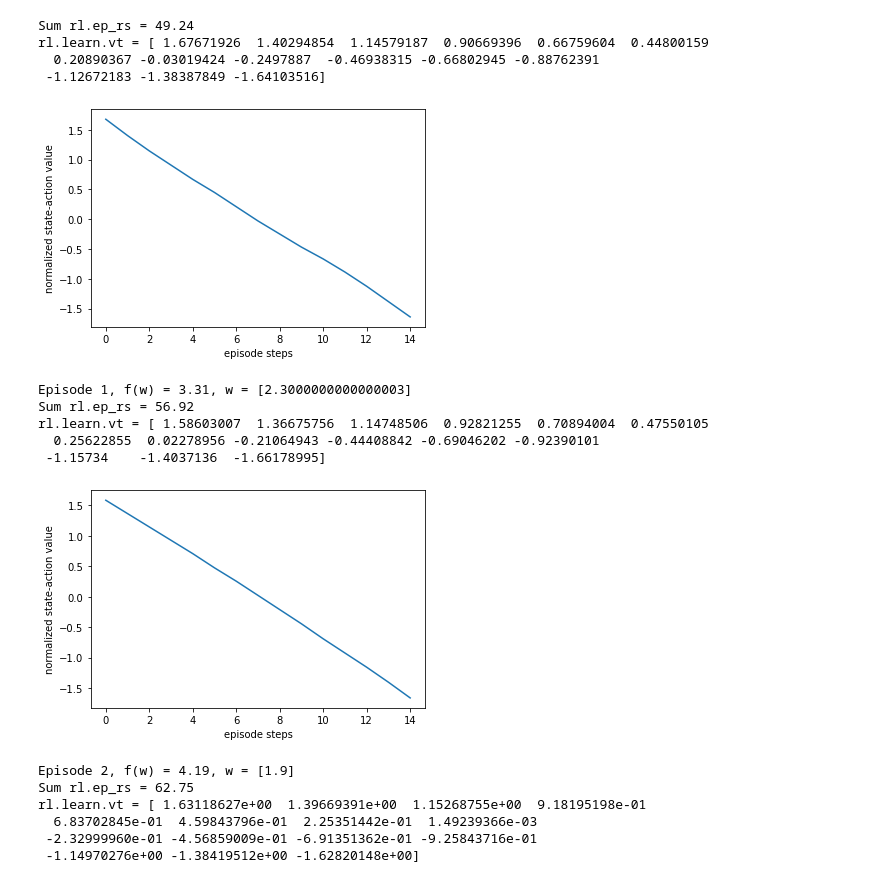
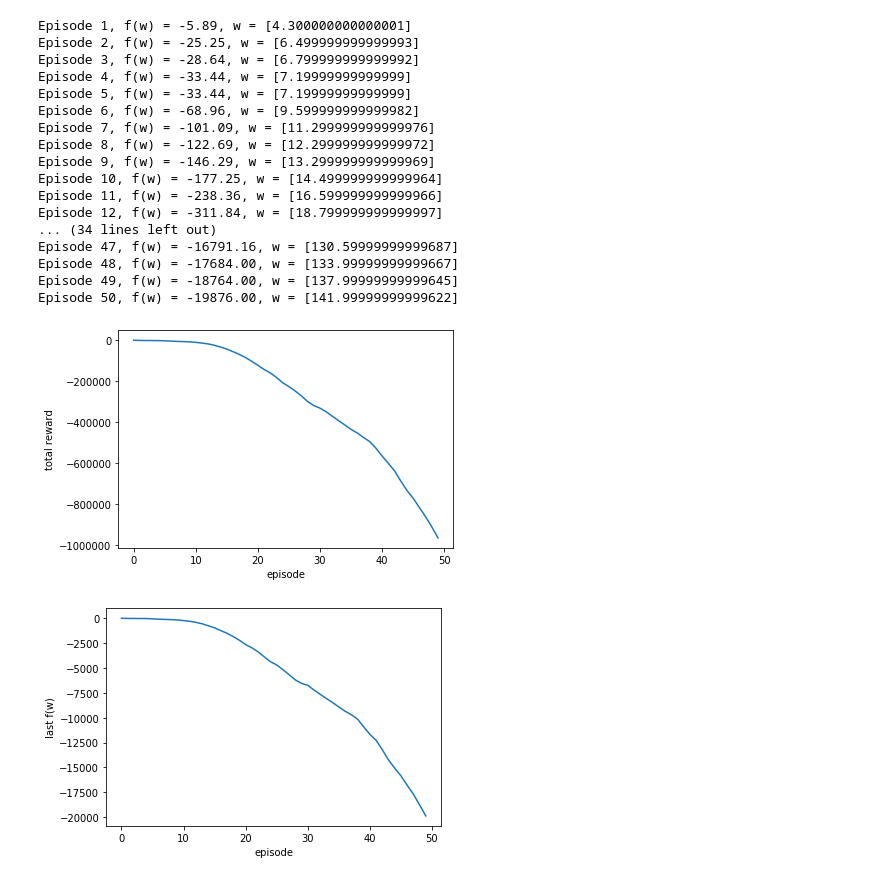
Before and after one commit to sjonany/c-elegans-connectome-opt, a Jupyter notebook: analysis/rl_optimize_playground.py.ipynb, the cells around one changed output. Cells and saved outputs as stored; diff of their text form; code cells hidden in the pictures.

Commit message:
Added gradient information to follow ke li 2017 closely but... still decreasing reward. hrm.

```diff
--- a/analysis/rl_optimize_playground.py.ipynb
+++ b/analysis/rl_optimize_playground.py.ipynb
@@ -15,13 +15,13 @@ ACTION_DELTA = 0.1
 # How many timesteps to look back for state. Ke li 2017 used 25.
 NUM_TIMESTEPS_FOR_STATE = 2
 # The number of episodes / full game. Each episode starts from the initial state w0.
-NUM_EPISODES = 20
+NUM_EPISODES = 50
 # Number of steps per episode
-EPISODE_LEN = 15
+EPISODE_LEN = 50
 # If True, then print verbose learning information
-IS_DEBUG = True
+IS_DEBUG = False
 
-def optimize_with_rl(f, w0):
+def optimize_with_rl(f, g, w0):
   """
   Params
     f - The objective function to be maximized. f(w) should return a scalar.
@@ -34,13 +34,18 @@ def optimize_with_rl(f, w0):
 
   # Number of dimensions in each state x_t.
   # State space is as described by Ke li 2017:
-  #    Changes in the objective value at the current location relative to the objective value
+  # - Changes in the objective value at the current location relative to the objective value
   #    at the ith most recent location for all i
+  # - Gradient of the objective function evaluated at the ith most recent location for all i
   # We do NOT include the current weights as state like Ke li 2017:
   # "The current location is only used to compute the cost; because the policy
   # "should not depend on the absolute coordinates of the current location,
   # "we exclude it from the input that is fed into the neural net"
-  state_dim = NUM_TIMESTEPS_FOR_STATE
+  # The format is: delta_f * NUM_TIMESTEPS_FOR_STATE, then grad_f * NUM_TIMESTEPS_FOR_STATE
+  #   Most recent chunk is at the front of the array
+  state_dim = \
+    NUM_TIMESTEPS_FOR_STATE + \
+    opt_param_dim * NUM_TIMESTEPS_FOR_STATE
 
   # Each policies[i] is an RL model for tweaking the 1 parameter dimension w[i]
   policies = []
@@ -56,15 +61,20 @@ def optimize_with_rl(f, w0):
 
   # TODO: Use scipy to get x0. Right now everything is just set to w0, f(w0)
   f_w0 = f(w0)
+  g_w0 = g(w0)
 
   # wt and f_histories are not explicitly encoded as states, but are necessary to be updated
   # because they are used for next state calculations.
   wt = w0
   # Stores the most recent f(w(t)) histories. First element is the most recent.
   # So, we go [f(wt), f(wt-1),...]
-  f_histories = np.array([f_w0] * NUM_TIMESTEPS_FOR_STATE)
+  f_histories = list([f_w0] * NUM_TIMESTEPS_FOR_STATE)
+  # Stores the most recent gradient = f'(w(t)) histories. First element is the most recent.
+  # So, we go g(wt), g(wt-1),...]
+  # Each g(wt) is a vector, one for each parameter.
+  g_histories = [g_w0] * NUM_TIMESTEPS_FOR_STATE
   # Initially, we don't have any changes in obj functions
-  x0 = np.array([0.0] * NUM_TIMESTEPS_FOR_STATE)
+  x0 = np.array([0.0] * NUM_TIMESTEPS_FOR_STATE + list(g_w0) * NUM_TIMESTEPS_FOR_STATE)
   xt = x0
 
   # Total reward from start to finish of each episode
@@ -81,6 +91,7 @@ def optimize_with_rl(f, w0):
         # TODO: Bounding?
         wt[i] += convert_action_to_dw(action)
         last_f_wt = f(wt)
+        last_g_wt = g(wt)
         rs[i] = f(wt)
         # TODO: Should we make the state observed by each policy change?
         # Right now this means that every time an agent acts,
@@ -90,9 +101,14 @@ def optimize_with_rl(f, w0):
         policies[i].store_transition(xt, action, rs[i])
         #print("t=%d i=%d a=%d wt=%s rs = %s xt=%s" %
         #      (t, i, action, wt, rs, xt))
-      xt = last_f_wt - f_histories
+
+      xt_fs = last_f_wt - np.array(f_histories)
+      xt_gs = np.array(g_histories).flatten()
+      xt = np.append(xt_fs, xt_gs)
       # Rotate f_histories w/ the most recent f_wt entry
-      f_histories = np.append(last_f_wt, f_histories[:-1])
+      f_histories = [last_f_wt] + f_histories[:-1]
+      # Rotate g_histories w/ the most recent f_wt entry
+      g_histories = [last_g_wt] + g_histories[:-1]
     # The end of 1 episode
     for policy in policies:
       ep_rewards.append(sum(policy.ep_rs))
@@ -128,30 +144,38 @@ def convert_action_to_dw(action):
 # %%
 def f2d(w):
   x = w[0]
   y = w[1]
   return -(x-1)**2 - (y-1.5)**2
 f2d_w0 = [2,1]
 
 def f1d(w):
   return -(w[0]-1)**2 + 5
+
+# Gradient at 1d.
+# We won't have this information for complex f, but want to replicate Ke li 2017 closely.
+def g1d(w):
+  return np.array([-2 * (w[0]-1)])
+
 f1d_w0 = [2]
 
-optimize_with_rl(f1d, f1d_w0)
+optimize_with_rl(f1d, g1d, f1d_w0)
 # %% [output]
-Sum rl.ep_rs = 49.24
-rl.learn.vt = [ 1.67671926  1.40294854  1.14579187  0.90669396  0.66759604  0.44800159
-  0.20890367 -0.03019424 -0.2497887  -0.46938315 -0.66802945 -0.88762391
- -1.12672183 -1.38387849 -1.64103516]
+Episode 1, f(w) = -5.89, w = [4.300000000000001]
+Episode 2, f(w) = -25.25, w = [6.499999999999993]
+Episode 3, f(w) = -28.64, w = [6.799999999999992]
+Episode 4, f(w) = -33.44, w = [7.19999999999999]
+Episode 5, f(w) = -33.44, w = [7.19999999999999]
+Episode 6, f(w) = -68.96, w = [9.599999999999982]
+Episode 7, f(w) = -101.09, w = [11.299999999999976]
+Episode 8, f(w) = -122.69, w = [12.299999999999972]
+Episode 9, f(w) = -146.29, w = [13.299999999999969]
+Episode 10, f(w) = -177.25, w = [14.499999999999964]
+Episode 11, f(w) = -238.36, w = [16.599999999999966]
+Episode 12, f(w) = -311.84, w = [18.799999999999997]
+... (34 lines left out)
+Episode 47, f(w) = -16791.16, w = [130.59999999999687]
+Episode 48, f(w) = -17684.00, w = [133.99999999999667]
+Episode 49, f(w) = -18764.00, w = [137.99999999999645]
+Episode 50, f(w) = -19876.00, w = [141.99999999999622]
-[figure, old version]
+[figure, new version]
-Episode 1, f(w) = 3.31, w = [2.3000000000000003]
-Sum rl.ep_rs = 56.92
-rl.learn.vt = [ 1.58603007  1.36675756  1.14748506  0.92821255  0.70894004  0.47550105
-  0.25622855  0.02278956 -0.21064943 -0.44408842 -0.69046202 -0.92390101
- -1.15734    -1.4037136  -1.66178995]
-[figure, old version]
+[figure, new version]
-Episode 2, f(w) = 4.19, w = [1.9]
-Sum rl.ep_rs = 62.75
-rl.learn.vt = [ 1.63118627e+00  1.39669391e+00  1.15268755e+00  9.18195198e-01
-  6.83702845e-01  4.59843796e-01  2.25351442e-01  1.49239366e-03
- -2.32999960e-01 -4.56859009e-01 -6.91351362e-01 -9.25843716e-01
- -1.14970276e+00 -1.38419512e+00 -1.62820148e+00]
```
Also changed, not shown: parts of 1 cell of this notebook.
